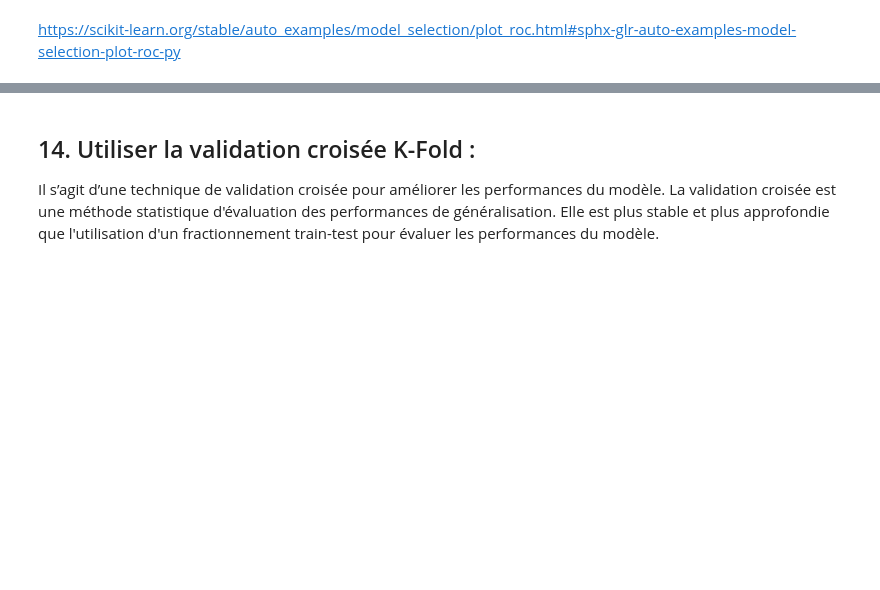
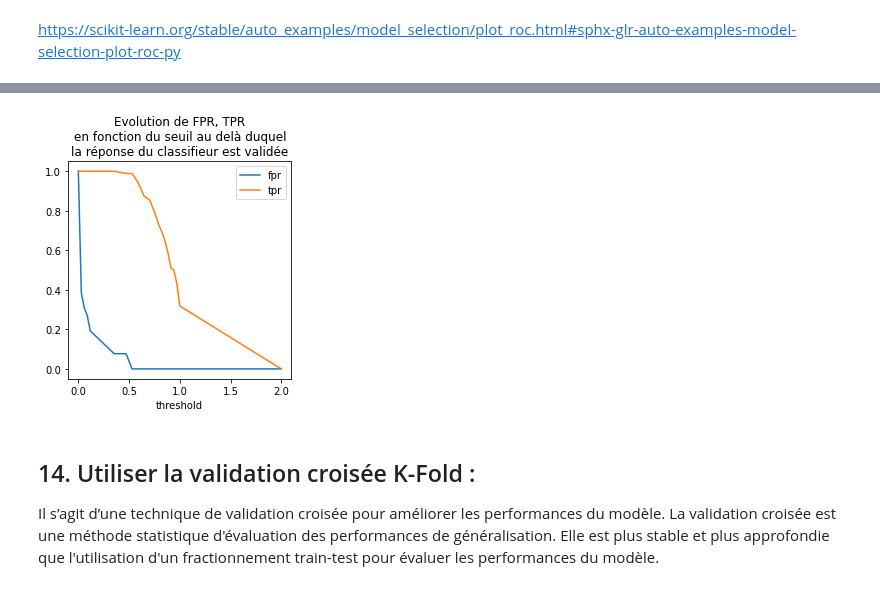
Before and after one commit to jpphi/brief11-KNN, a Jupyter notebook: brief11-KNN-rendu.ipynb, the cells around one changed output, grey strips where cells are left out. Drawn from its saved outputs; the diff is of its cells as text; code cells hidden in the pictures; blank space fills up the shorter version.

```diff
--- a/brief11-KNN-rendu.ipynb
+++ b/brief11-KNN-rendu.ipynb
@@ -486,3 +527,12 @@ https://scikit-learn.org/stable/auto_examples/model_selection/plot_roc.html#sphx
+# %%
+dftp = pds.DataFrame(dict(fpr= fpr0, tpr= tpr0, threshold= thresholds0))
+#print(dftp.head(n=2))
+
+ax = dftp.plot(x="threshold", y=['fpr', 'tpr'], figsize=(4, 4))
+ax.set_title("Evolution de FPR, TPR\nen fonction du seuil au delà duquel\n" +
+             "la réponse du classifieur est validée");
+# %% [output]
+[figure, added]
 # %% [markdown]
 ## 14. Utiliser la validation croisée K-Fold :
 Il s’agit d’une technique de validation croisée
```
Also changed, not shown: parts of 20 cells of this notebook, 1 other file.
